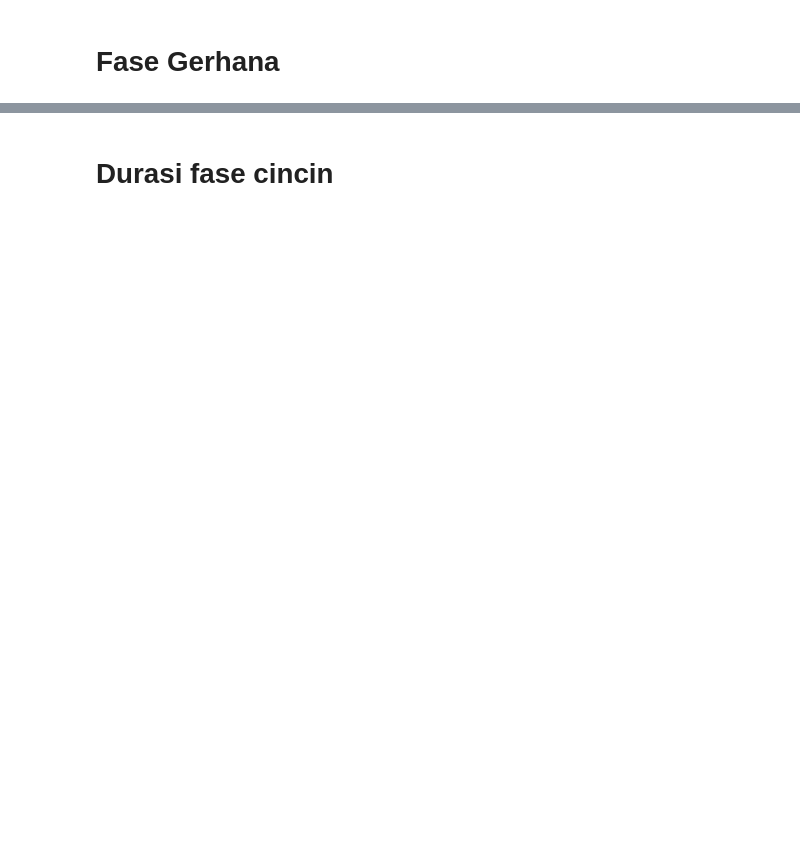
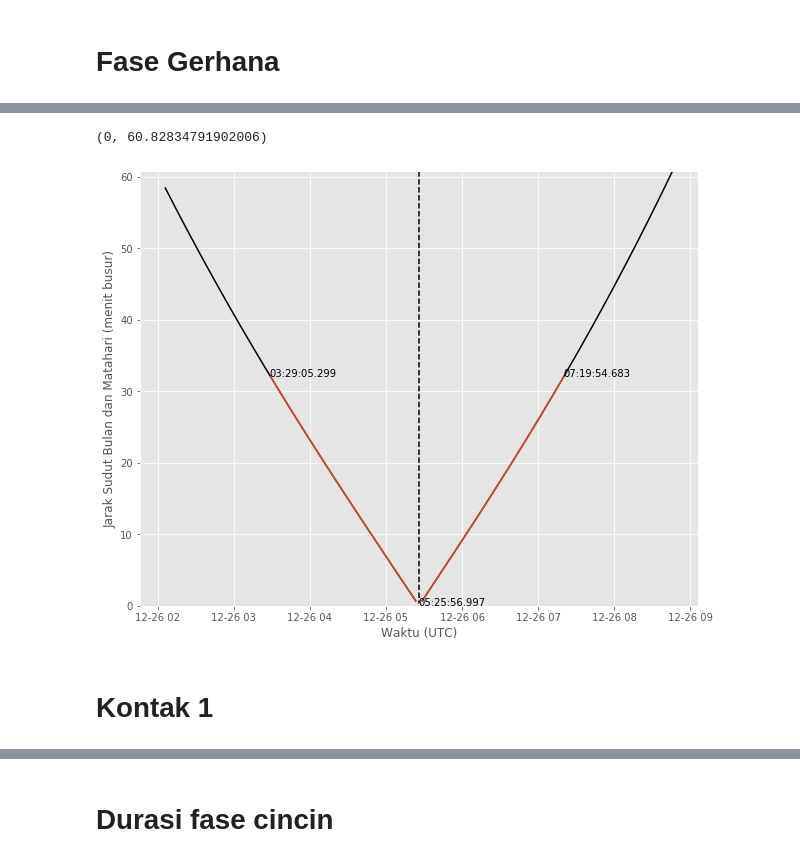
Before and after one commit to ubutnux/gmc2019, a Jupyter notebook: Prediksi gerhana matahari cincin pulau penyengat.ipynb, the cells around one changed output, grey strips where cells are left out. Drawn from its saved outputs; the diff is of its cells as text; code cells hidden in the pictures; blank space fills up the shorter version.

```diff
--- a/Prediksi gerhana matahari cincin pulau penyengat.ipynb
+++ b/Prediksi gerhana matahari cincin pulau penyengat.ipynb
@@ -89,0 +90,28 @@ plt.ylim(0, sep.arcmin[-1])
+# %%
+rentangWaktu = waktu_tebakan + np.linspace(-200, 200, 10000)*u.min
+
+separasi, matahariAltAz, bulanAltAz = matahariBulan(rentangWaktu, penyengat)
+sep = separasi
+ukuranBulan = ukuran_tampak(R_bulan, bulanAltAz.distance)
+ukuranMatahari = ukuran_tampak(R_matahari, matahariAltAz.distance)
+
+cincin = sep < (ukuranMatahari - ukuranBulan)
+sebagian = sep <= (ukuranMatahari + ukuranBulan)
+
+plt.figure(figsize=(10, 8))
+plt.axvline(puncakGerhana.plot_date, c='k', ls='--')
+#plt.axvspan(rentangWaktu.plot_date[cincin].min(), rentangWaktu.plot_date[cincin].max(), color='red', alpha=0.3)
+plt.plot_date(rentangWaktu.plot_date, sep.arcmin, fmt='-', c='k')
+plt.plot_date(rentangWaktu.plot_date[sebagian], sep.arcmin[sebagian], fmt='-')
+plt.plot_date(rentangWaktu.plot_date[cincin], sep.arcmin[cincin], fmt='-', color='white')
+plt.text(rentangWaktu.plot_date[sebagian].min()-0.0008, 32, np.min(rentangWaktu[sebagian]).strftime('%H:%M:%S.%f'))
+plt.text(rentangWaktu.plot_date[sebagian].max()+0.0001, 32, np.max(rentangWaktu[sebagian]).strftime('%H:%M:%S.%f'))
+plt.text(puncakGerhana.plot_date-0.0003, 0.05, puncakGerhana.strftime('%H:%M:%S.%f'))
+plt.ylabel('Jarak Sudut Bulan dan Matahari (menit busur)')
+plt.xlabel('Waktu (UTC)')
+plt.ylim(0, sep.arcmin[-1])
+# %% [output]
+(0, 60.82834791902006)
+[figure, added]
+# %% [markdown]
+# Kontak 1
```
Also changed, not shown: parts of 11 cells of this notebook.
